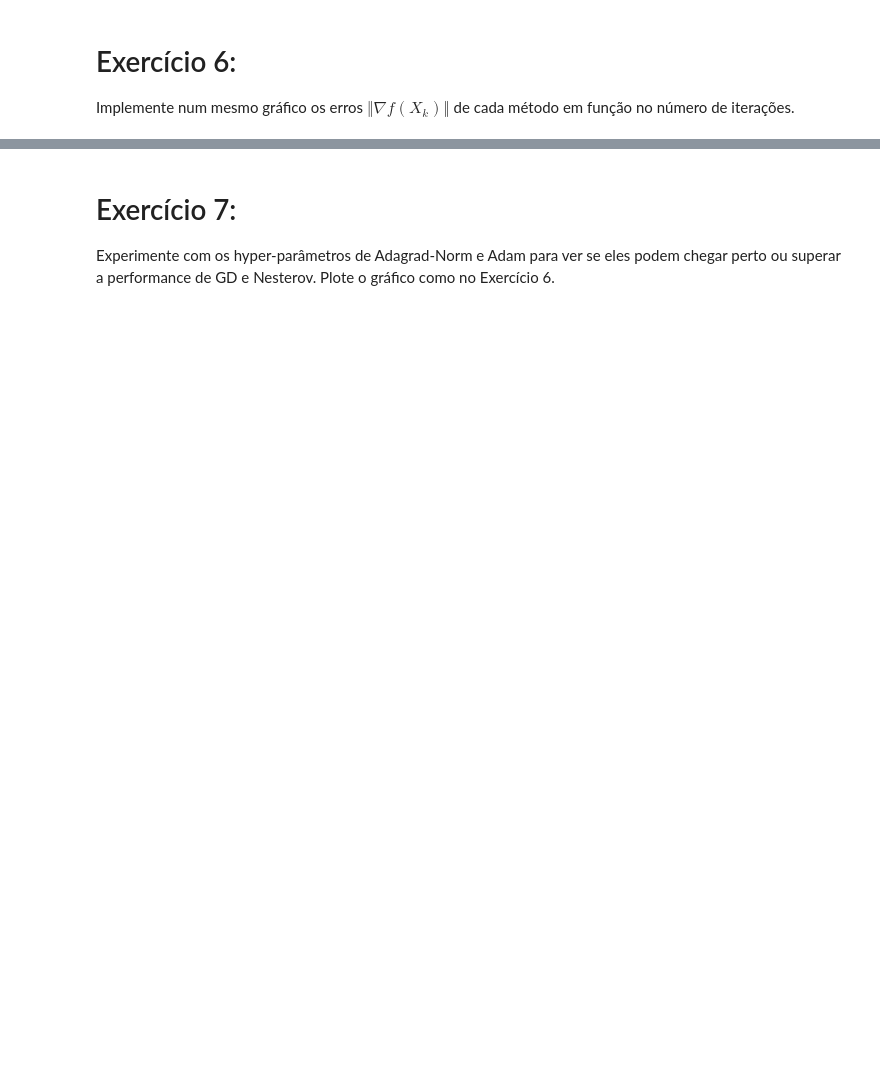
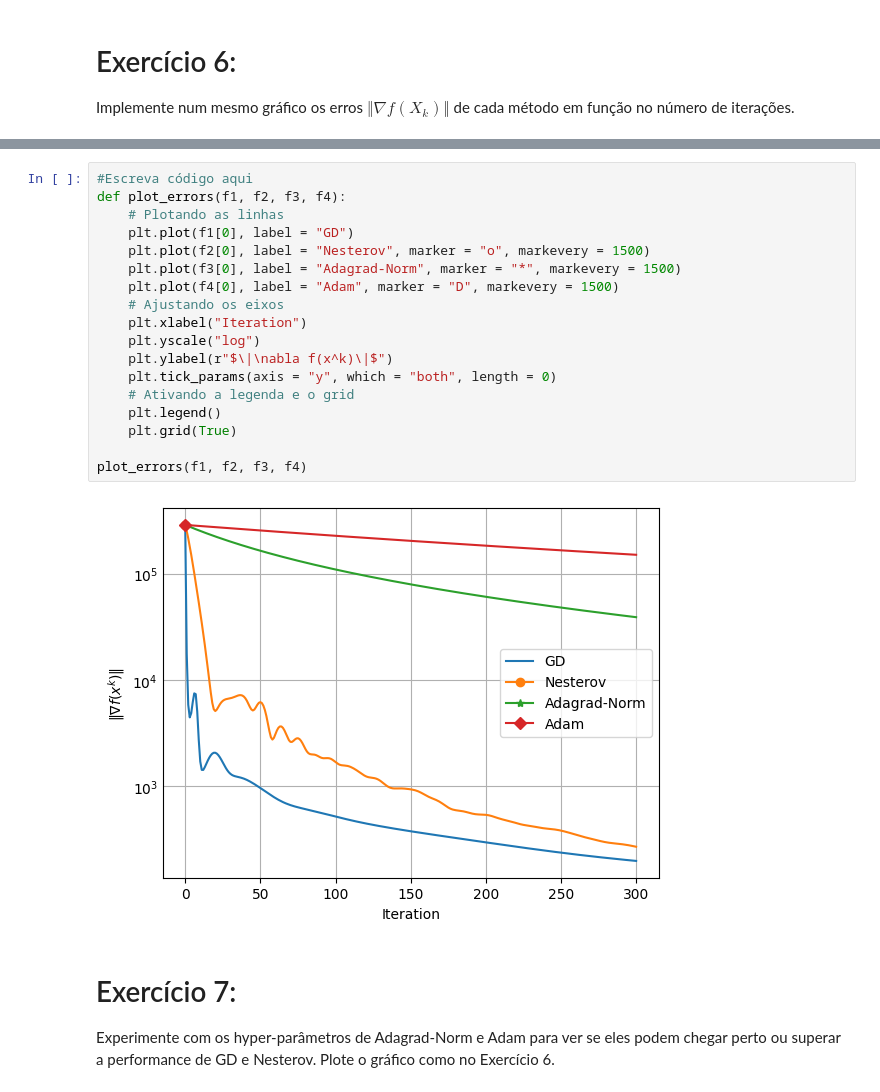
Before and after one commit to PedroPHC25/Otimizacao_Projetos, a Jupyter notebook: matrix_factorization.ipynb, the cells around one changed output, grey strips where cells are left out. Cells and saved outputs as stored; diff of their text form; blank space fills up the shorter version.

```diff
--- a/matrix_factorization.ipynb
+++ b/matrix_factorization.ipynb
@@ -255,3 +279,23 @@ Implemente num mesmo gráfico os erros $\Vert\nabla f(X_k)\Vert$ de cada método
+# %%
+#Escreva código aqui
+def plot_errors(f1, f2, f3, f4):
+    # Plotando as linhas
+    plt.plot(f1[0], label = "GD")
+    plt.plot(f2[0], label = "Nesterov", marker = "o", markevery = 1500)
+    plt.plot(f3[0], label = "Adagrad-Norm", marker = "*", markevery = 1500)
+    plt.plot(f4[0], label = "Adam", marker = "D", markevery = 1500)
+    # Ajustando os eixos
+    plt.xlabel("Iteration")
+    plt.yscale("log")
+    plt.ylabel(r"$\|\nabla f(x^k)\|$")
+    plt.tick_params(axis = "y", which = "both", length = 0)
+    # Ativando a legenda e o grid
+    plt.legend()
+    plt.grid(True)
+
+plot_errors(f1, f2, f3, f4)
+# %% [output]
+[figure, added]
 # %% [markdown]
 # Exercício 7:
 
```
Also changed, not shown: parts of 10 cells of this notebook, 1 other file.
